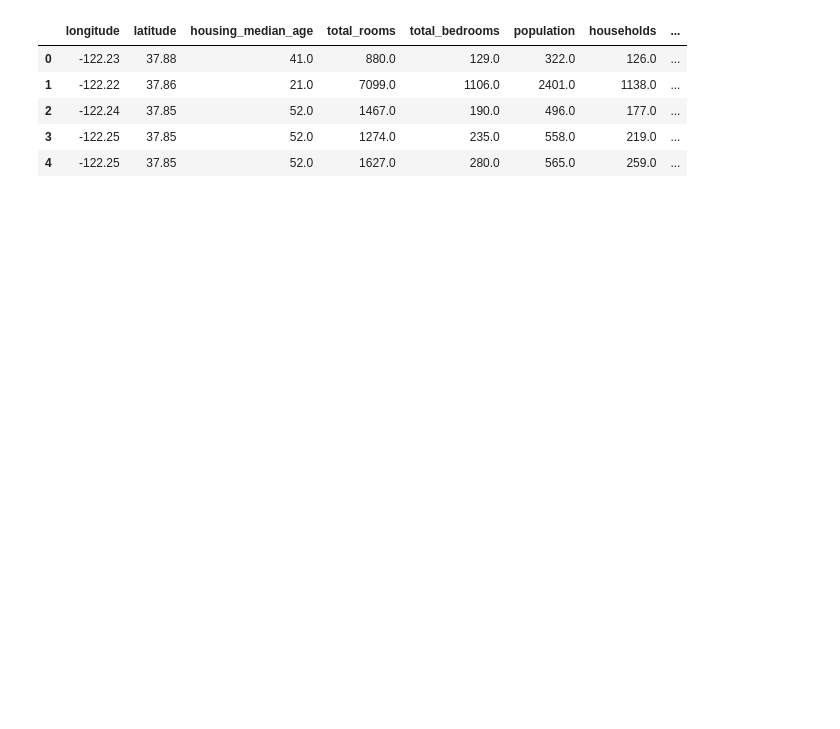
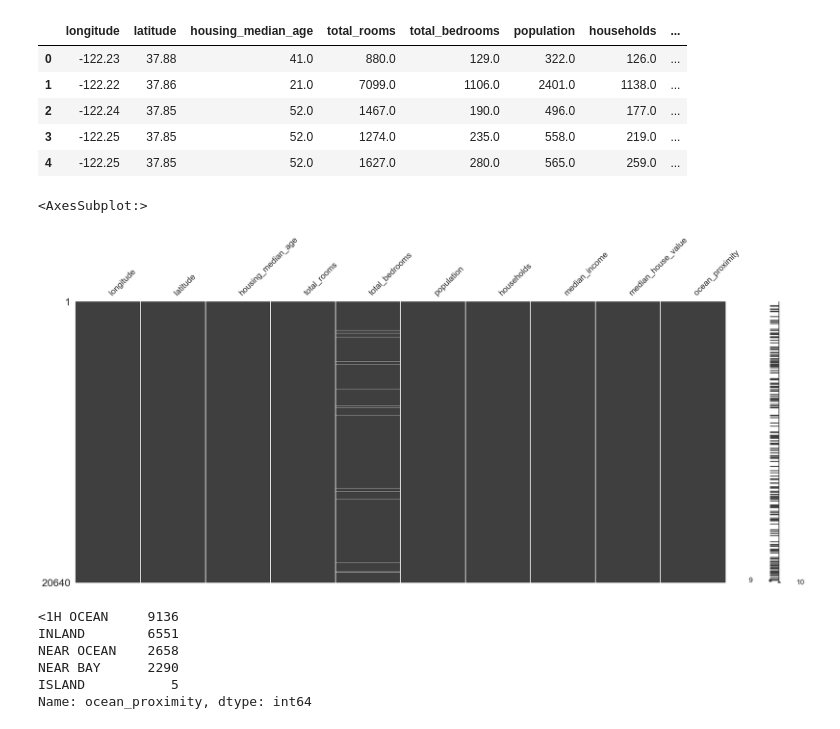
Before and after one commit to yeonghwanchoi/TIL, a Jupyter notebook: hands_on_ML/HOML_house_example.ipynb, the cells around one changed output. Saved outputs shown, nothing was run; the diff lists cells and outputs as text; code cells hidden in the pictures; blank space fills up the shorter version.

```diff
--- a/hands_on_ML/HOML_house_example.ipynb
+++ b/hands_on_ML/HOML_house_example.ipynb
@@ -31,3 +31,17 @@ housing.head()
 | 2 | -122.24 | 37.85 | 52.0 | 1467.0 | 190.0 | 496.0 | 177.0 | ... |
 | 3 | -122.25 | 37.85 | 52.0 | 1274.0 | 235.0 | 558.0 | 219.0 | ... |
 | 4 | -122.25 | 37.85 | 52.0 | 1627.0 | 280.0 | 565.0 | 259.0 | ... |
+# %%
+msno.matrix(housing)
+# %% [output]
+<AxesSubplot:>
+[figure, added]
+# %%
+housing["ocean_proximity"].value_counts()
+# %% [output]
+<1H OCEAN     9136
+INLAND        6551
+NEAR OCEAN    2658
+NEAR BAY      2290
+ISLAND           5
+Name: ocean_proximity, dtype: int64
```
Also changed, not shown: parts of 19 cells of this notebook.
